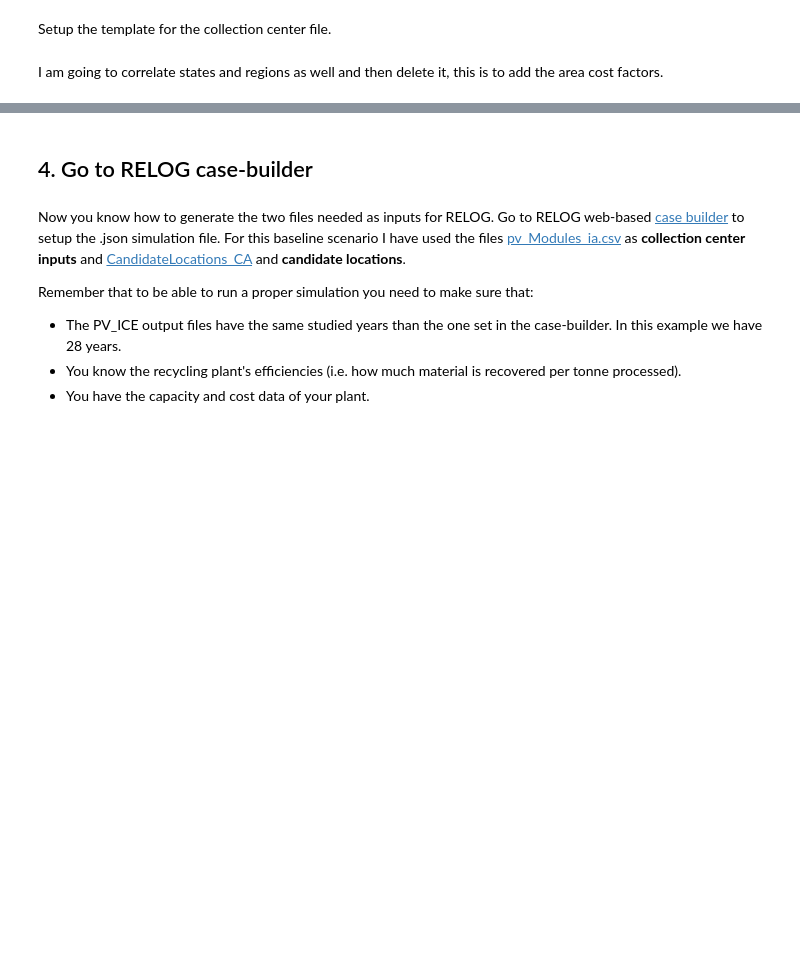
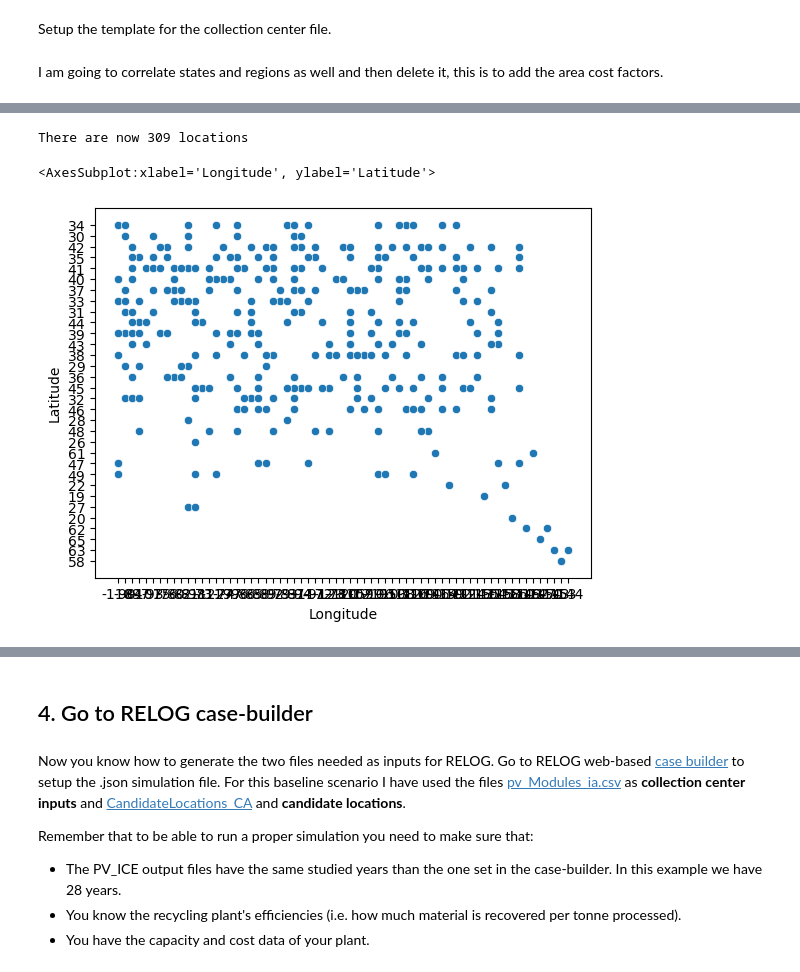
Before and after one commit to macmribo/RICE, a Jupyter notebook: 2_data_preparation/data_preprocess_1-Recycling.ipynb, the cells around one changed output, grey strips where cells are left out. Drawn from its saved outputs; the diff is of its cells as text; code cells hidden in the pictures; blank space fills up the shorter version.

```diff
--- a/2_data_preparation/data_preprocess_1-Recycling.ipynb
+++ b/2_data_preparation/data_preprocess_1-Recycling.ipynb
@@ -978,0 +1086,15 @@ candidate_locations['name'], candidate_locations['state'], candidate_locations['
+# %%
+naics_selection = ['325_', '327_', '331_','332_', '334_', '335_', '339_']
+# %%
+mask1=igate_cl['Naics_3digit'].str.contains('|'.join(naics_selection),regex=True)
+# %%
+igate_cl_naics_filtered = igate_cl.loc[mask1]
+# %%
+print('There are now {} locations'.format(len(igate_cl_naics_filtered)))
+# %% [output]
+There are now 309 locations
+# %%
+sns.scatterplot(x='Longitude', y='Latitude', data=igate_cl_naics_filtered, alpha=1)
+# %% [output]
+<AxesSubplot:xlabel='Longitude', ylabel='Latitude'>
+[figure, added]
```
Also changed, not shown: parts of 38 cells of this notebook, 57 other files.
